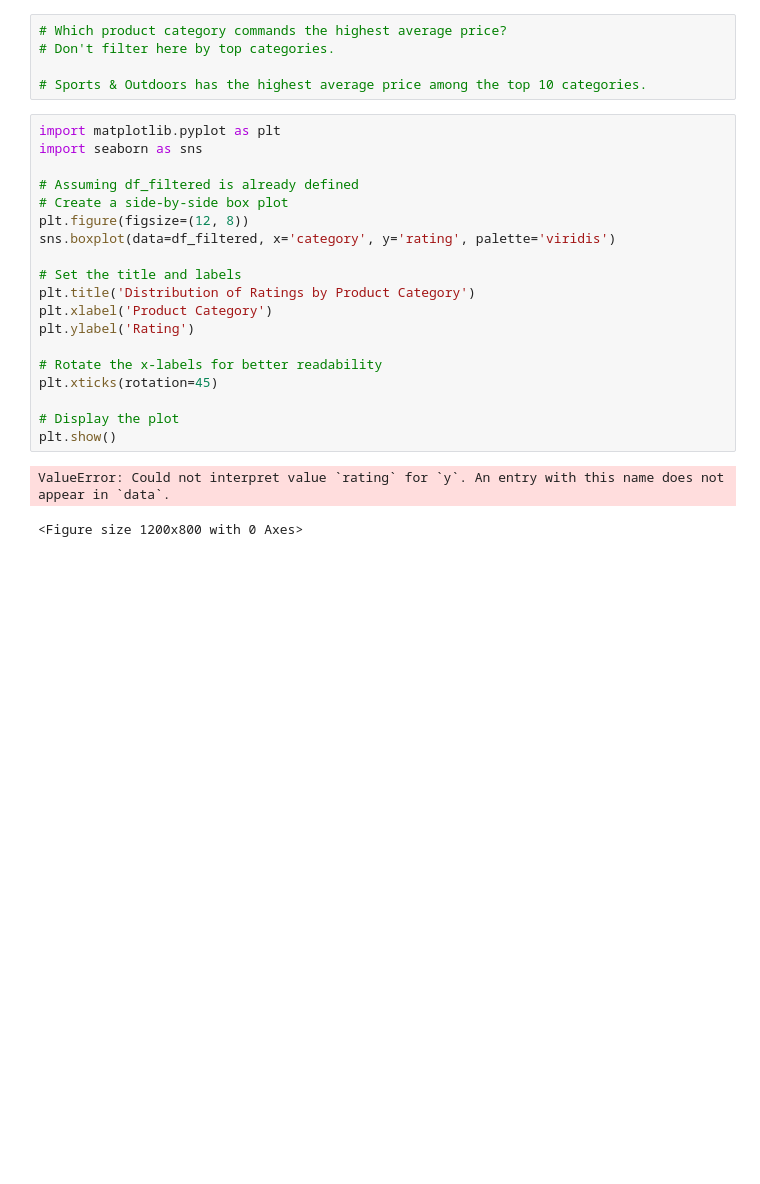
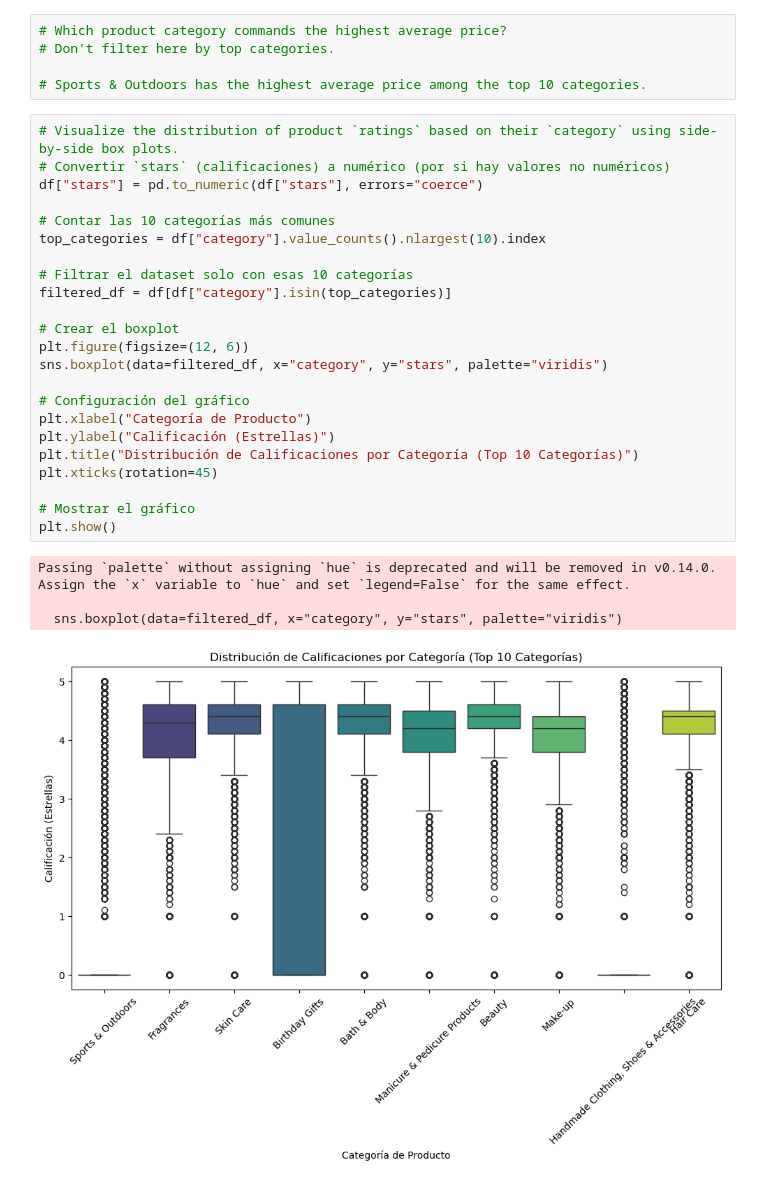
Before and after one commit to jesuserro/lab-eda-bivariate, a Jupyter notebook: main.ipynb, the cells around one changed output. Drawn from its saved outputs; the diff is of its cells as text; blank space fills up the shorter version.

```diff
--- a/main.ipynb
+++ b/main.ipynb
@@ -212,25 +212,31 @@ plt.show()
 # Don't filter here by top categories.
 
 # Sports & Outdoors has the highest average price among the top 10 categories.
-# %%
-import matplotlib.pyplot as plt
-import seaborn as sns
-
-# Assuming df_filtered is already defined
-# Create a side-by-side box plot
-plt.figure(figsize=(12, 8))
-sns.boxplot(data=df_filtered, x='category', y='rating', palette='viridis')
-
-# Set the title and labels
-plt.title('Distribution of Ratings by Product Category')
-plt.xlabel('Product Category')
-plt.ylabel('Rating')
-
-# Rotate the x-labels for better readability
-plt.xticks(rotation=45)
-
-# Display the plot
-plt.show()
-# %% [output]
-ValueError: Could not interpret value `rating` for `y`. An entry with this name does not appear in `data`.
-<Figure size 1200x800 with 0 Axes>
+# %%
+# Visualize the distribution of product `ratings` based on their `category` using side-by-side box plots.
+# Convertir `stars` (calificaciones) a numérico (por si hay valores no numéricos)
+df["stars"] = pd.to_numeric(df["stars"], errors="coerce")
+
+# Contar las 10 categorías más comunes
+top_categories = df["category"].value_counts().nlargest(10).index
+
+# Filtrar el dataset solo con esas 10 categorías
+filtered_df = df[df["category"].isin(top_categories)]
+
+# Crear el boxplot
+plt.figure(figsize=(12, 6))
+sns.boxplot(data=filtered_df, x="category", y="stars", palette="viridis")
+
+# Configuración del gráfico
+plt.xlabel("Categoría de Producto")
+plt.ylabel("Calificación (Estrellas)")
+plt.title("Distribución de Calificaciones por Categoría (Top 10 Categorías)")
+plt.xticks(rotation=45)
+
+# Mostrar el gráfico
+plt.show()
+# %% [output]
+Passing `palette` without assigning `hue` is deprecated and will be removed in v0.14.0. Assign the `x` variable to `hue` and set `legend=False` for the same effect.
+
+  sns.boxplot(data=filtered_df, x="category", y="stars", palette="viridis")
+[figure, added]
```
Also changed, not shown: parts of 1 cell of this notebook.
